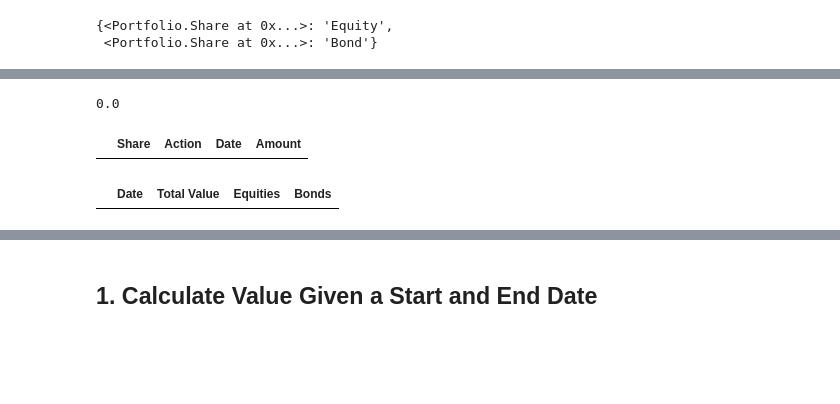
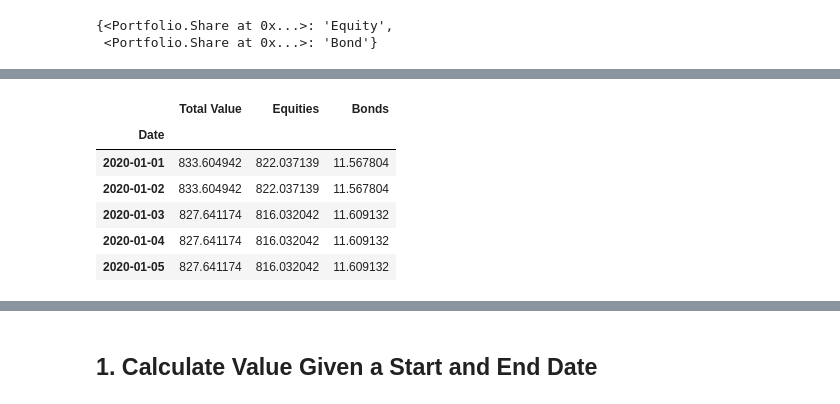
Before and after one commit to spencer84/Portfolio-Management, a Jupyter notebook: Financial Analysis - Equities and Bonds.ipynb, the cells around one changed output, grey strips where cells are left out. Cells and saved outputs as stored; diff of their text form; code cells hidden in the pictures; blank space fills up the shorter version.

```diff
--- a/Financial Analysis - Equities and Bonds.ipynb
+++ b/Financial Analysis - Equities and Bonds.ipynb
@@ -109,12 +105,0 @@ OutOfBoundsDatetime: Out of bounds nanosecond timestamp 9223372800000000000
-# %%
-portfolio.cash_bal
-# %% [output]
-0.0
-# %%
-portfolio.log
-# %% [output]
-|  | Share | Action | Date | Amount |
-# %%
-portfolio.val_hist
-# %% [output]
-|  | Date | Total Value | Equities | Bonds |
@@ -123,2 +106,17 @@ sell_amt
+# %%
+# Create a dataframe with the historical data
+
+portfolio_history = portfolio.get_hist_df()
+portfolio_history['Date'] = pd.to_datetime(portfolio_history['Date']) # Convert date to datetime object
+portfolio_history.set_index('Date', inplace = True)
+portfolio_history.tail()
+# %% [output]
+|  | Total Value | Equities | Bonds |
+| Date |  |  |  |
+| 2020-01-01 | 833.604942 | 822.037139 | 11.567804 |
+| 2020-01-02 | 833.604942 | 822.037139 | 11.567804 |
+| 2020-01-03 | 827.641174 | 816.032042 | 11.609132 |
+| 2020-01-04 | 827.641174 | 816.032042 | 11.609132 |
+| 2020-01-05 | 827.641174 | 816.032042 | 11.609132 |
 # %%
 portfolio.shares
```
Also changed, not shown: parts of 18 cells of this notebook, 1 other file.
